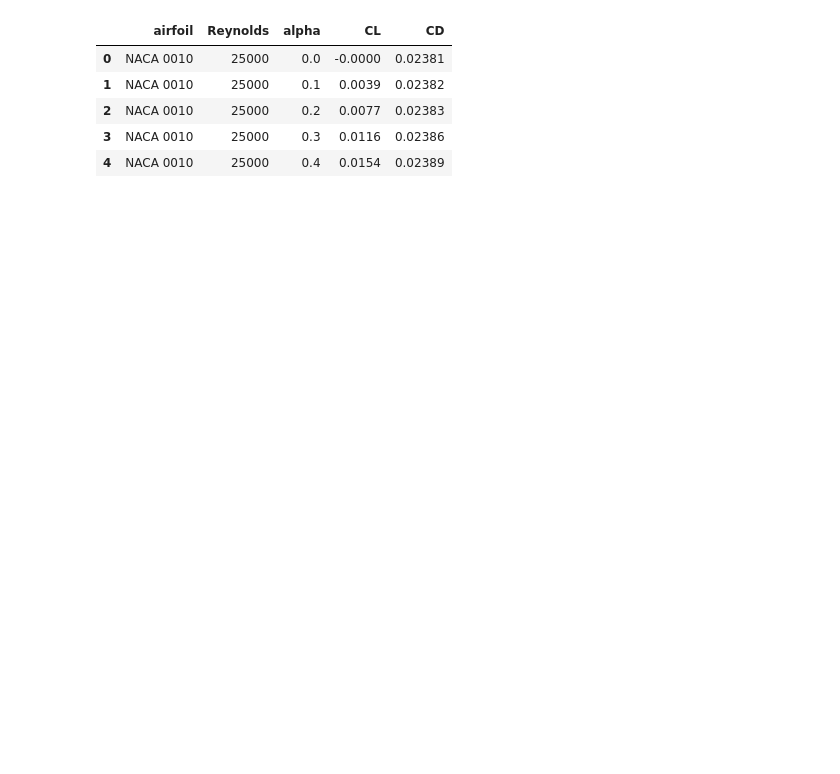
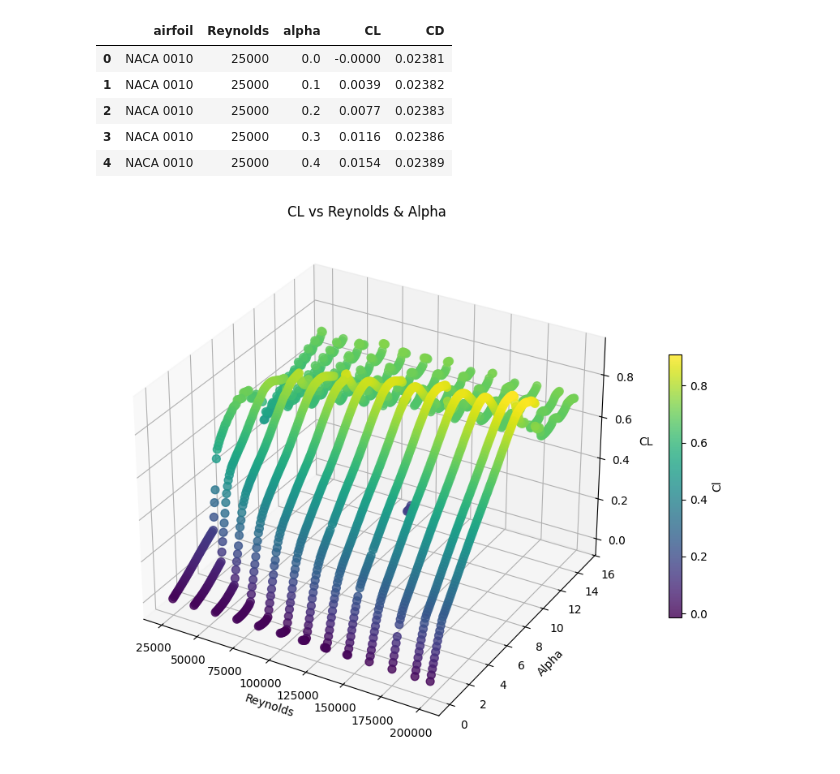
Before and after one commit to miirage-exe/data-driven-engineering, a Jupyter notebook: topic_2_pca.ipynb, the cells around one changed output. Drawn from its saved outputs; the diff is of its cells as text; code cells hidden in the pictures; blank space fills up the shorter version.

Commit message:
Added 3D and 2D plots

```diff
--- a/topic_2_pca.ipynb
+++ b/topic_2_pca.ipynb
@@ -31,3 +35,29 @@ df.head()
 | 2 | NACA 0010 | 25000 | 0.2 | 0.0077 | 0.02383 |
 | 3 | NACA 0010 | 25000 | 0.3 | 0.0116 | 0.02386 |
 | 4 | NACA 0010 | 25000 | 0.4 | 0.0154 | 0.02389 |
+# %%
+fig = plt.figure(figsize=(10, 7))
+ax = fig.add_subplot(111, projection='3d')
+
+df_unique_naca = df[df.airfoil == "NACA 0010"]
+
+scatter = ax.scatter(
+    df_unique_naca['Reynolds'],
+    df_unique_naca['alpha'],
+    df_unique_naca['CL'],
+    c=df_unique_naca['CL'],        # Color points by CL value
+    cmap='viridis',
+    s=50,
+    alpha=0.8
+)
+
+ax.set_xlabel('Reynolds')
+ax.set_ylabel('Alpha')
+ax.set_zlabel('CL')
+ax.set_title('CL vs Reynolds & Alpha')
+
+fig.colorbar(scatter, ax=ax, label='Cl', shrink=0.5)
+plt.tight_layout()
+plt.show()
+# %% [output]
+[figure, added]
```
Also changed, not shown: parts of 5 cells of this notebook.
